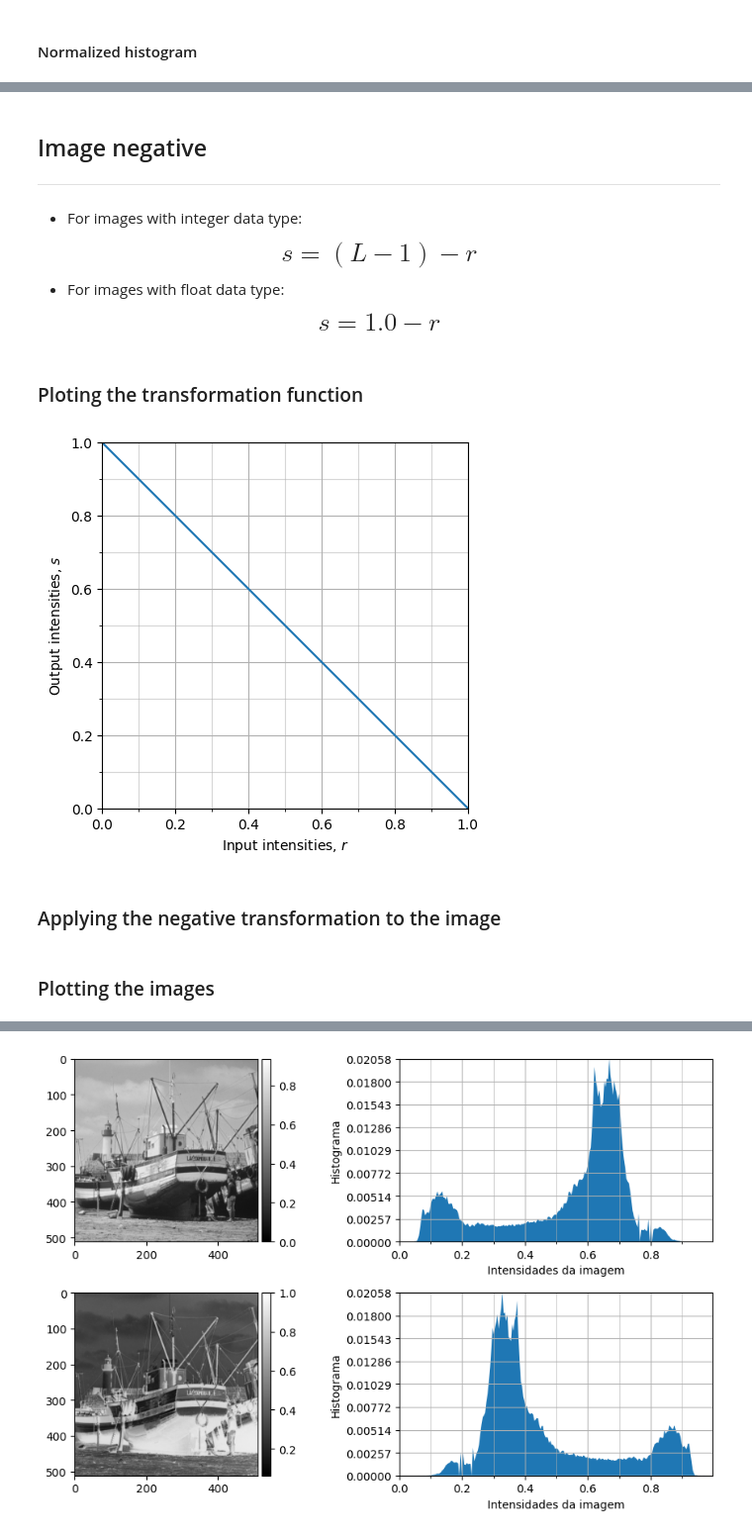
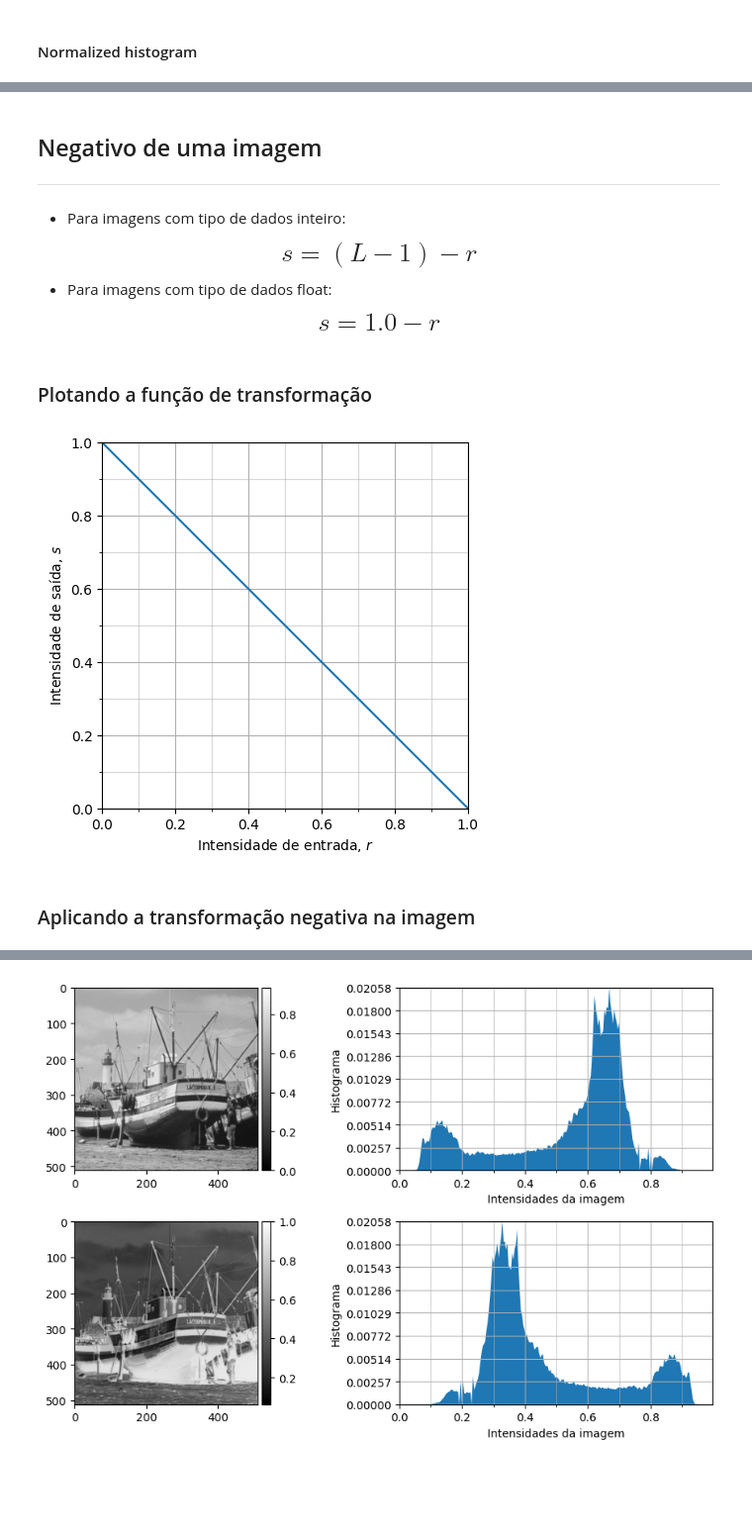
Before and after one commit to joaofmari/SIN392_Introduction-to-digital-image-processing_2023, a Jupyter notebook: notebooks/Aula 04 - Transformações de intensidade I (Part 1).ipynb, the cells around one changed output, grey strips where cells are left out. Shown at 99% size. Cells and saved outputs as stored; diff of their text form; code cells hidden in the pictures; blank space fills up the shorter version.

```diff
--- a/notebooks/Aula 04 - Transformações de intensidade I (Part 1).ipynb
+++ b/notebooks/Aula 04 - Transformações de intensidade I (Part 1).ipynb
@@ -228,15 +228,14 @@ plt.show()
 # %% [markdown]
-## Image negative
+## Negativo de uma imagem
 ----
-
-* For images with integer data type:
+* Para imagens com tipo de dados inteiro:
 
 <font size="5">
 $$s = (L-1) - r$$
 </font>
 
 
-* For images with float data type:
+* Para imagens com tipo de dados float:
 
 <font size="5">
 $$s = 1.0 - r$$
@@ -246,28 +245,28 @@ $$s = 1.0 - r$$
 # [0, 1, 2, ..., 255]
 r = np.linspace(0, 1, 256)
-# %% [markdown]
-### Ploting the transformation function
+# %% [markdown]
+### Plotando a função de transformação
 # %%
 fig = plt.figure()
 plt.plot(r, 1. - r)
 
-# *** Plot settings ***
+# *** Configurações do plot ***
 plt.autoscale(enable=True, axis='both', tight=True)
 ax = fig.gca()
 ax.set_xticks(np.arange(0, 1.1, 0.2))
 ax.set_xticks(np.arange(0, 1.1, 0.1), minor=True)
 ax.set_yticks(np.arange(0, 1.1, 0.2), minor=False)
 ax.set_yticks(np.arange(0, 1.1, 0.1), minor=True)
 ax.set_aspect('equal')
 ax.grid(which='major', alpha=1.0)
 ax.grid(which='minor', alpha=0.5)
 ax.set_ylim(0, 1)
-ax.set_xlabel('Input intensities, $r$', fontsize='medium')
-ax.set_ylabel('Output intensities, $s$', fontsize='medium')
+ax.set_xlabel('Intensidade de entrada, $r$', fontsize='medium')
+ax.set_ylabel('Intensidade de saída, $s$', fontsize='medium')
 
 plt.show()
 # %% [output]
-[figure, old version]
+[figure, new version]
-# %% [markdown]
-### Applying the negative transformation to the image
+# %% [markdown]
+### Aplicando a transformação negativa na imagem
 # %%
@@ -284,5 +283,3 @@ hist_norm = hist / (img_gray.shape[0] * img_gray.shape[1])
 # Computa o histograma e o histograma normalizado da imagem processada
 hist_neg, bins_neg= np.histogram(img_neg, bins=256, range=(0, 1))
 hist_neg_norm = hist_neg / (img_neg.shape[0] * img_neg.shape[1])
-# %% [markdown]
-### Plotting the images
```
Also changed, not shown: parts of 37 cells of this notebook.
